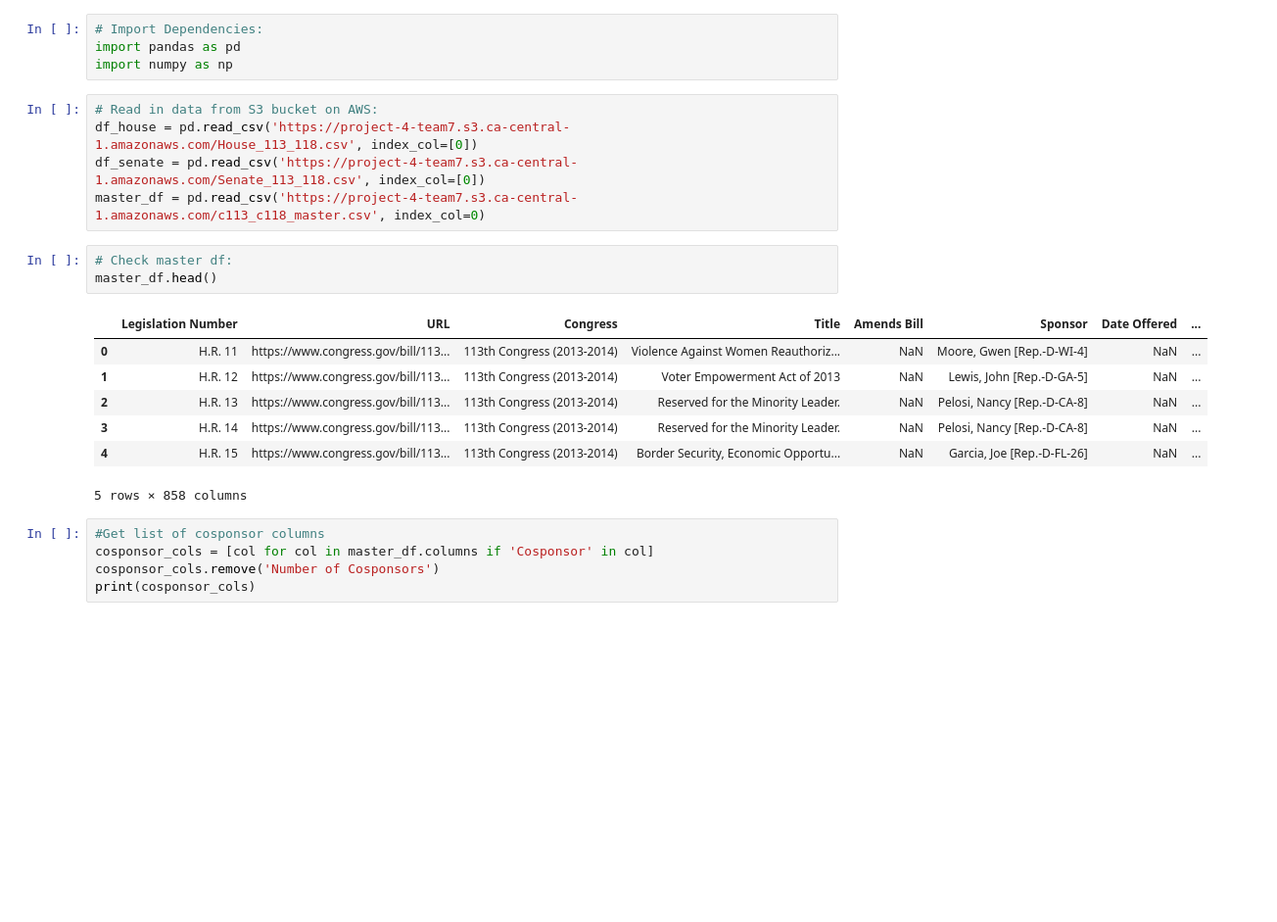
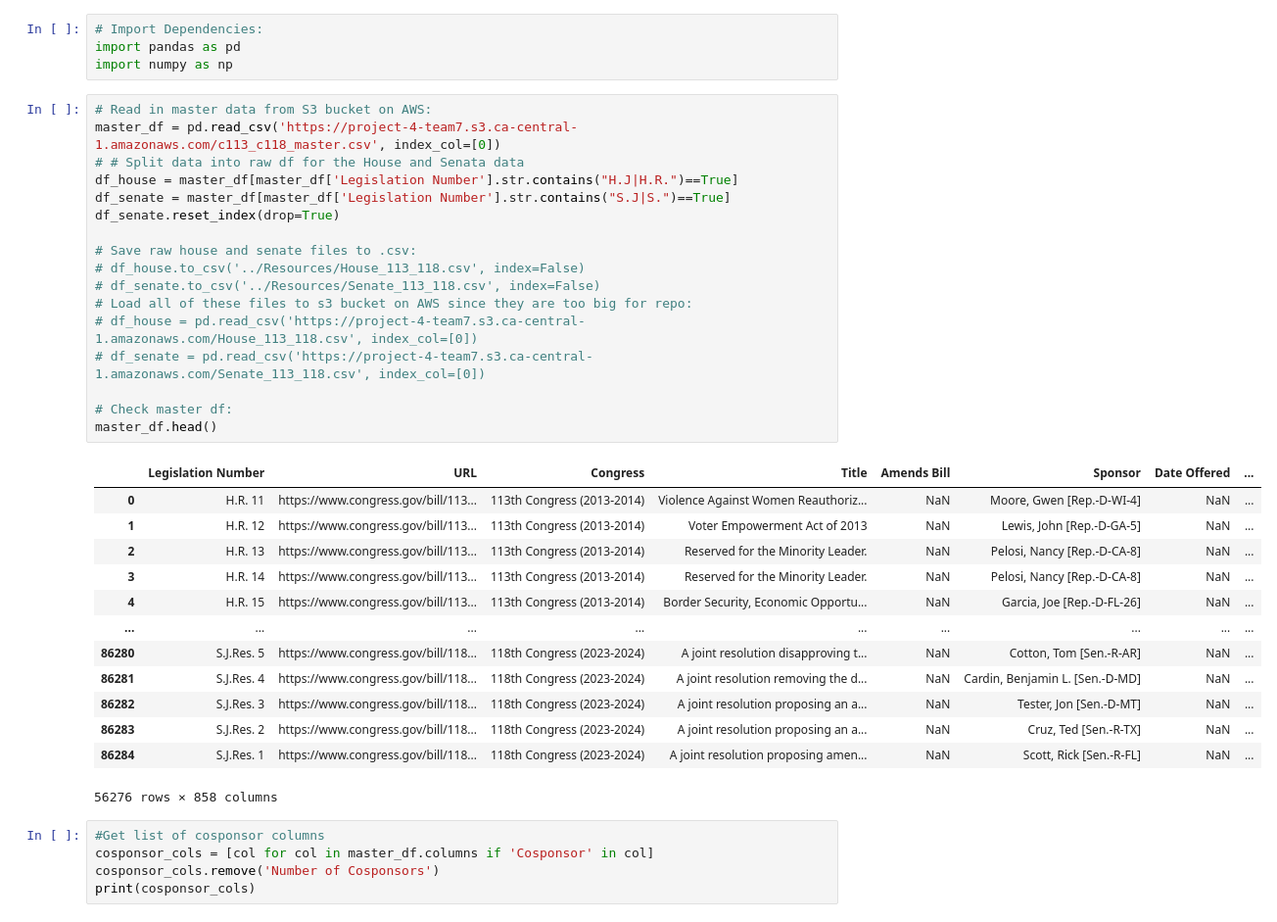
Before and after one commit to JJERANEK/Project-4, a Jupyter notebook: etl_ml_notebooks/etl_congress.ipynb, the cells around one changed output. Shown at 98% size. Saved outputs shown, nothing was run; the diff lists cells and outputs as text; blank space fills up the shorter version.

Commit message:
Add code to split into House and Senate dfs

```diff
--- a/etl_ml_notebooks/etl_congress.ipynb
+++ b/etl_ml_notebooks/etl_congress.ipynb
@@ -8,22 +8,37 @@
 # Import Dependencies:
 import pandas as pd
 import numpy as np
-# %%
-# Read in data from S3 bucket on AWS:
-df_house = pd.read_csv('https://project-4-team7.s3.ca-central-1.amazonaws.com/House_113_118.csv', index_col=[0])
-df_senate = pd.read_csv('https://project-4-team7.s3.ca-central-1.amazonaws.com/Senate_113_118.csv', index_col=[0])
-master_df = pd.read_csv('https://project-4-team7.s3.ca-central-1.amazonaws.com/c113_c118_master.csv', index_col=0)
-# %%
-# Check master df:
-master_df.head()
-# %% [output]
-|  | Legislation Number | URL | Congress | Title | Amends Bill | Sponsor | Date Offered | ... |
-| 0 | H.R. 11 | https://www.congress.gov/bill/113... | 113th Congress (2013-2014) | Violence Against Women Reauthoriz... | NaN | Moore, Gwen [Rep.-D-WI-4] | NaN | ... |
-| 1 | H.R. 12 | https://www.congress.gov/bill/113... | 113th Congress (2013-2014) | Voter Empowerment Act of 2013 | NaN | Lewis, John [Rep.-D-GA-5] | NaN | ... |
-| 2 | H.R. 13 | https://www.congress.gov/bill/113... | 113th Congress (2013-2014) | Reserved for the Minority Leader. | NaN | Pelosi, Nancy [Rep.-D-CA-8] | NaN | ... |
-| 3 | H.R. 14 | https://www.congress.gov/bill/113... | 113th Congress (2013-2014) | Reserved for the Minority Leader. | NaN | Pelosi, Nancy [Rep.-D-CA-8] | NaN | ... |
-| 4 | H.R. 15 | https://www.congress.gov/bill/113... | 113th Congress (2013-2014) | Border Security, Economic Opportu... | NaN | Garcia, Joe [Rep.-D-FL-26] | NaN | ... |
-5 rows × 858 columns
+# %%
+# Read in master data from S3 bucket on AWS:
+master_df = pd.read_csv('https://project-4-team7.s3.ca-central-1.amazonaws.com/c113_c118_master.csv', index_col=[0])
+# # Split data into raw df for the House and Senata data
+df_house = master_df[master_df['Legislation Number'].str.contains("H.J|H.R.")==True]
+df_senate = master_df[master_df['Legislation Number'].str.contains("S.J|S.")==True]
+df_senate.reset_index(drop=True)
+
+# Save raw house and senate files to .csv:
+# df_house.to_csv('../Resources/House_113_118.csv', index=False)
+# df_senate.to_csv('../Resources/Senate_113_118.csv', index=False)
+# Load all of these files to s3 bucket on AWS since they are too big for repo:
+# df_house = pd.read_csv('https://project-4-team7.s3.ca-central-1.amazonaws.com/House_113_118.csv', index_col=[0])
+# df_senate = pd.read_csv('https://project-4-team7.s3.ca-central-1.amazonaws.com/Senate_113_118.csv', index_col=[0])
+
+# Check master df:
+master_df.head()
+# %% [output]
+|  | Legislation Number | URL | Congress | Title | Amends Bill | Sponsor | Date Offered | ... |
+| 0 | H.R. 11 | https://www.congress.gov/bill/113... | 113th Congress (2013-2014) | Violence Against Women Reauthoriz... | NaN | Moore, Gwen [Rep.-D-WI-4] | NaN | ... |
+| 1 | H.R. 12 | https://www.congress.gov/bill/113... | 113th Congress (2013-2014) | Voter Empowerment Act of 2013 | NaN | Lewis, John [Rep.-D-GA-5] | NaN | ... |
+| 2 | H.R. 13 | https://www.congress.gov/bill/113... | 113th Congress (2013-2014) | Reserved for the Minority Leader. | NaN | Pelosi, Nancy [Rep.-D-CA-8] | NaN | ... |
+| 3 | H.R. 14 | https://www.congress.gov/bill/113... | 113th Congress (2013-2014) | Reserved for the Minority Leader. | NaN | Pelosi, Nancy [Rep.-D-CA-8] | NaN | ... |
+| 4 | H.R. 15 | https://www.congress.gov/bill/113... | 113th Congress (2013-2014) | Border Security, Economic Opportu... | NaN | Garcia, Joe [Rep.-D-FL-26] | NaN | ... |
+| ... | ... | ... | ... | ... | ... | ... | ... | ... |
+| 86280 | S.J.Res. 5 | https://www.congress.gov/bill/118... | 118th Congress (2023-2024) | A joint resolution disapproving t... | NaN | Cotton, Tom [Sen.-R-AR] | NaN | ... |
+| 86281 | S.J.Res. 4 | https://www.congress.gov/bill/118... | 118th Congress (2023-2024) | A joint resolution removing the d... | NaN | Cardin, Benjamin L. [Sen.-D-MD] | NaN | ... |
+| 86282 | S.J.Res. 3 | https://www.congress.gov/bill/118... | 118th Congress (2023-2024) | A joint resolution proposing an a... | NaN | Tester, Jon [Sen.-D-MT] | NaN | ... |
+| 86283 | S.J.Res. 2 | https://www.congress.gov/bill/118... | 118th Congress (2023-2024) | A joint resolution proposing an a... | NaN | Cruz, Ted [Sen.-R-TX] | NaN | ... |
+| 86284 | S.J.Res. 1 | https://www.congress.gov/bill/118... | 118th Congress (2023-2024) | A joint resolution proposing amen... | NaN | Scott, Rick [Sen.-R-FL] | NaN | ... |
+56276 rows × 858 columns
 # %%
 #Get list of cosponsor columns
 cosponsor_cols = [col for col in master_df.columns if 'Cosponsor' in col]
```
